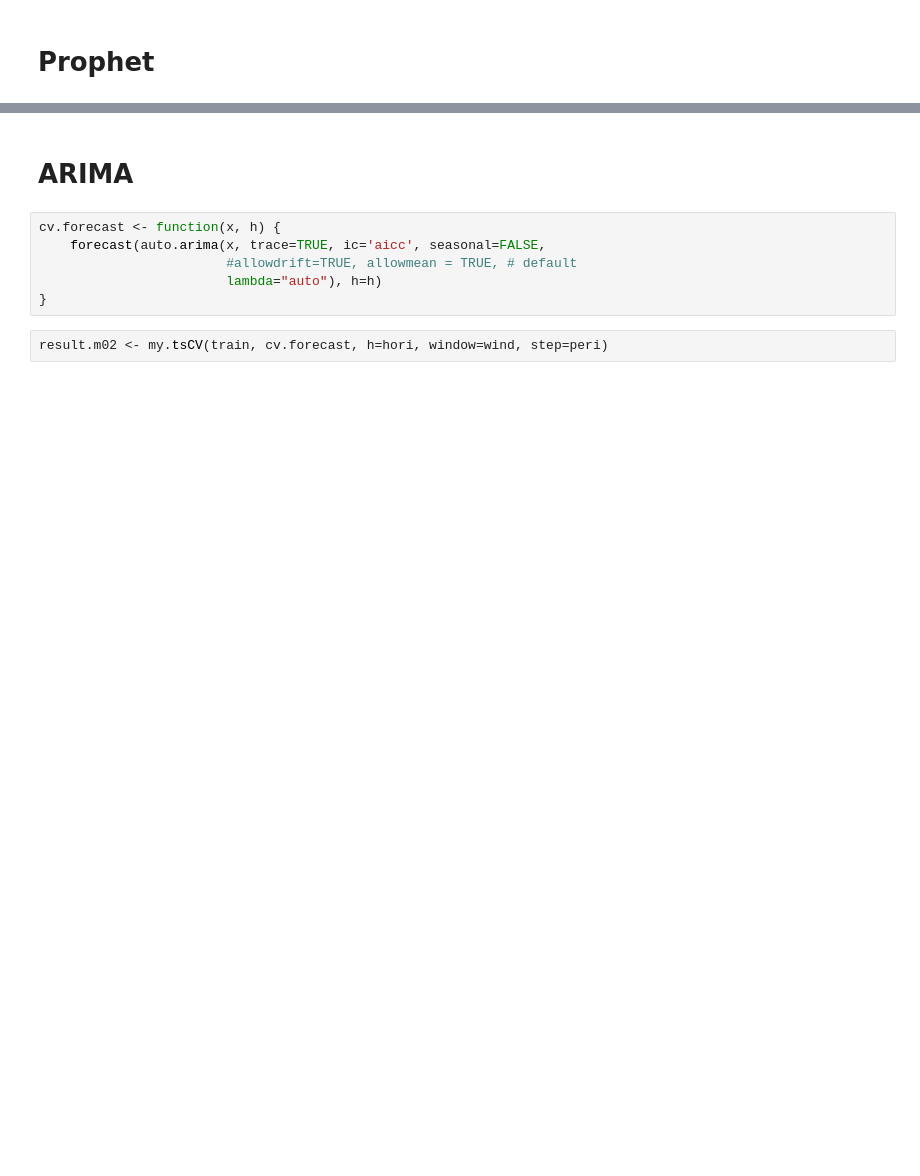
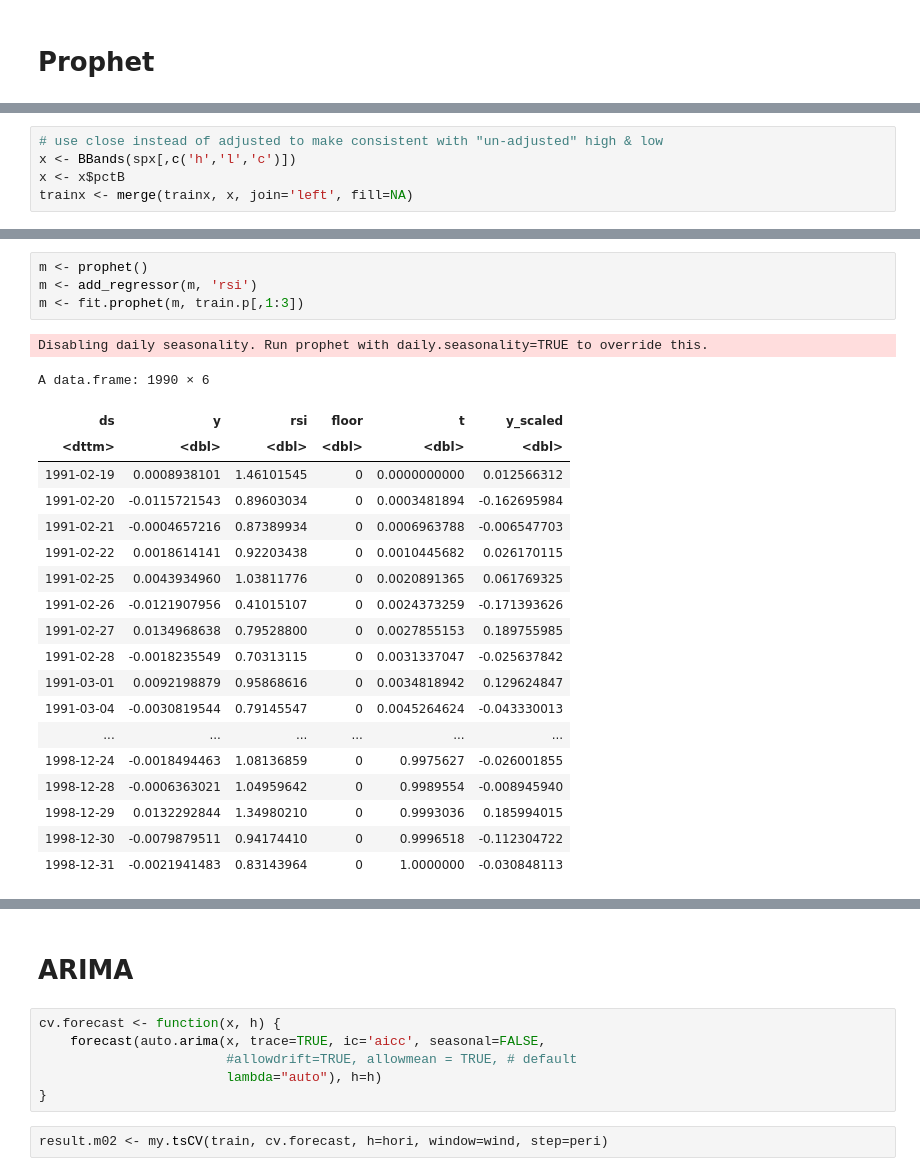
Before and after one commit to lbk209/timeseries, a Jupyter notebook: compare_timeseries_models_spx.ipynb, the cells around one changed output, grey strips where cells are left out. Drawn from its saved outputs; the diff is of its cells as text; blank space fills up the shorter version.

```diff
--- a/compare_timeseries_models_spx.ipynb
+++ b/compare_timeseries_models_spx.ipynb
@@ -76,0 +159,5 @@ print(paste('number of iterations: ', round(n), sep=''))
+# %%
+# use close instead of adjusted to make consistent with "un-adjusted" high & low
+x <- BBands(spx[,c('h','l','c')])
+x <- x$pctB
+trainx <- merge(trainx, x, join='left', fill=NA)
@@ -76,0 +205,25 @@ print(paste('number of iterations: ', round(n), sep=''))
+# %%
+m <- prophet()
+m <- add_regressor(m, 'rsi')
+m <- fit.prophet(m, train.p[,1:3])
+# %% [output]
+Disabling daily seasonality. Run prophet with daily.seasonality=TRUE to override this.
+A data.frame: 1990 × 6
+| ds | y | rsi | floor | t | y_scaled |
+| <dttm> | <dbl> | <dbl> | <dbl> | <dbl> | <dbl> |
+| 1991-02-19 | 0.0008938101 | 1.46101545 | 0 | 0.0000000000 | 0.012566312 |
+| 1991-02-20 | -0.0115721543 | 0.89603034 | 0 | 0.0003481894 | -0.162695984 |
+| 1991-02-21 | -0.0004657216 | 0.87389934 | 0 | 0.0006963788 | -0.006547703 |
+| 1991-02-22 | 0.0018614141 | 0.92203438 | 0 | 0.0010445682 | 0.026170115 |
+| 1991-02-25 | 0.0043934960 | 1.03811776 | 0 | 0.0020891365 | 0.061769325 |
+| 1991-02-26 | -0.0121907956 | 0.41015107 | 0 | 0.0024373259 | -0.171393626 |
+| 1991-02-27 | 0.0134968638 | 0.79528800 | 0 | 0.0027855153 | 0.189755985 |
+| 1991-02-28 | -0.0018235549 | 0.70313115 | 0 | 0.0031337047 | -0.025637842 |
+| 1991-03-01 | 0.0092198879 | 0.95868616 | 0 | 0.0034818942 | 0.129624847 |
+| 1991-03-04 | -0.0030819544 | 0.79145547 | 0 | 0.0045264624 | -0.043330013 |
+| ... | ... | ... | ... | ... | ... |
+| 1998-12-24 | -0.0018494463 | 1.08136859 | 0 | 0.9975627 | -0.026001855 |
+| 1998-12-28 | -0.0006363021 | 1.04959642 | 0 | 0.9989554 | -0.008945940 |
+| 1998-12-29 | 0.0132292844 | 1.34980210 | 0 | 0.9993036 | 0.185994015 |
+| 1998-12-30 | -0.0079879511 | 0.94174410 | 0 | 0.9996518 | -0.112304722 |
+| 1998-12-31 | -0.0021941483 | 0.83143964 | 0 | 1.0000000 | -0.030848113 |
```
Also changed, not shown: parts of 42 cells of this notebook.
